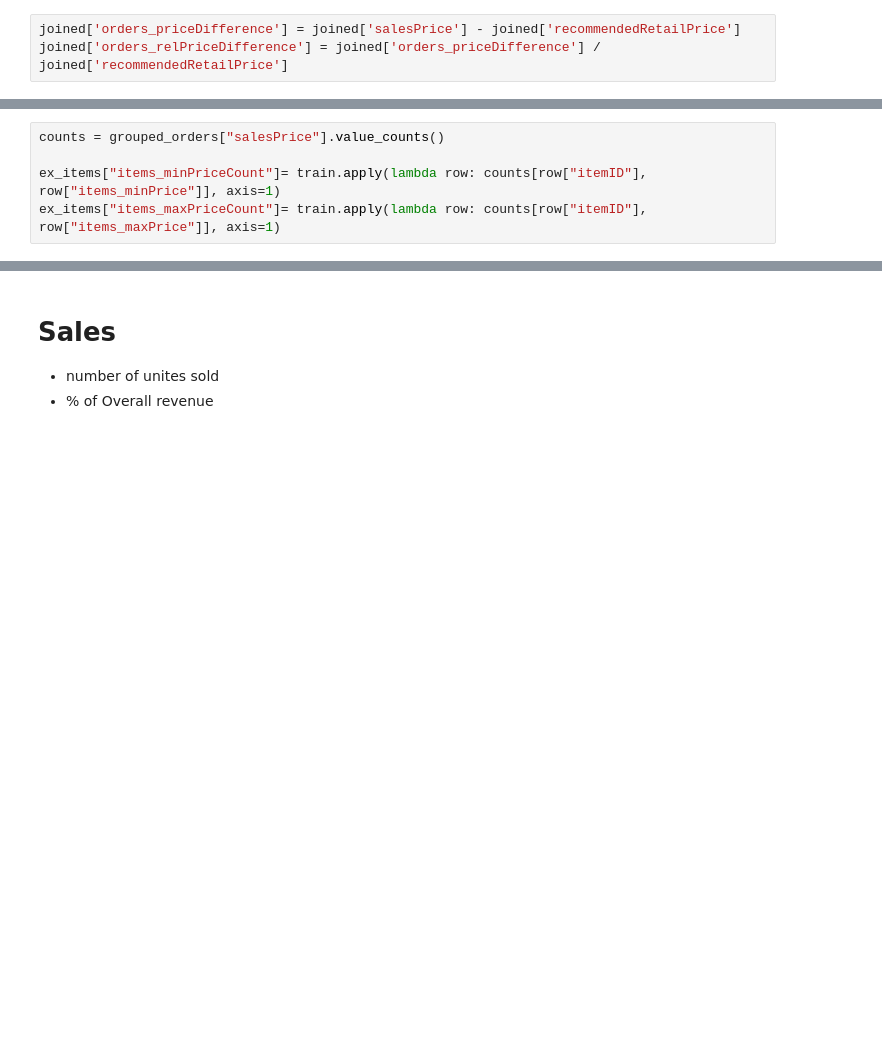
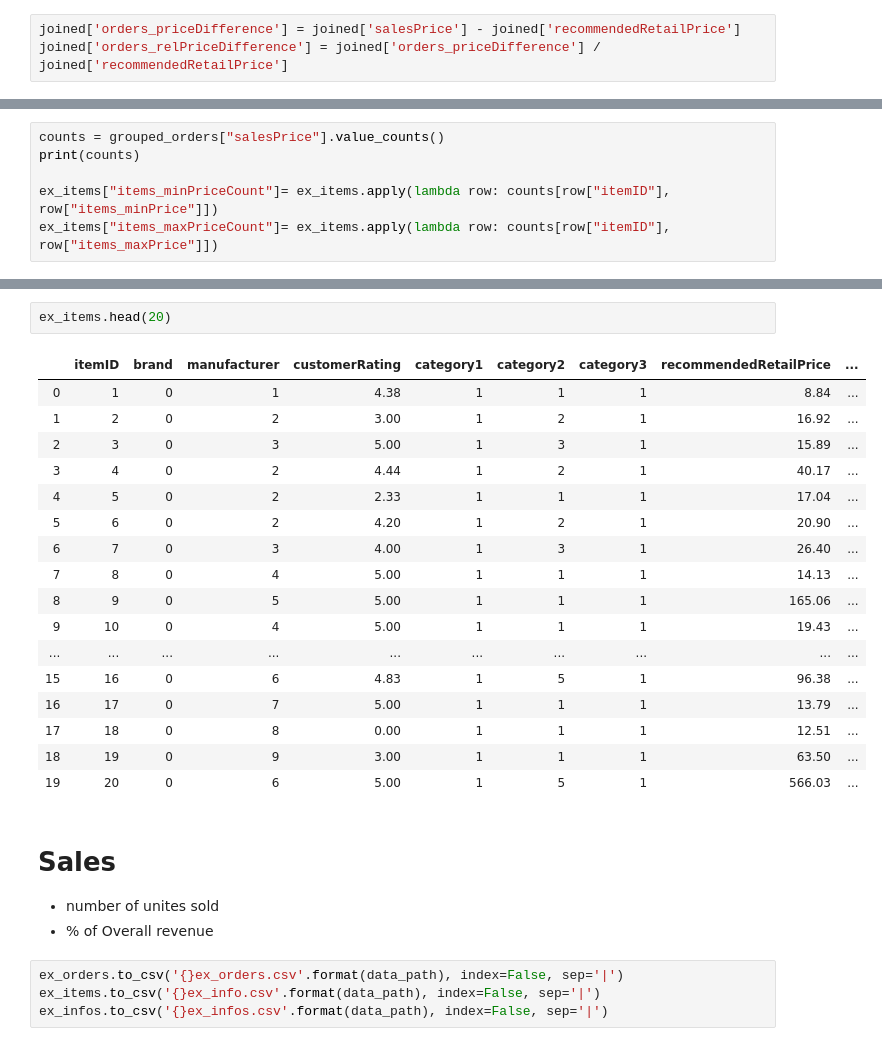
Before and after one commit to janapfeffer/DMC20_abraca-data, a Jupyter notebook: features/feature-generation2.ipynb, the cells around one changed output, grey strips where cells are left out. Saved outputs shown, nothing was run; the diff lists cells and outputs as text; blank space fills up the shorter version.

```diff
--- a/features/feature-generation2.ipynb
+++ b/features/feature-generation2.ipynb
@@ -101,5 +145,6 @@ ex_orders.rename(columns={'salesPrice_x':'salesPrice', 'salesPrice_y': 'items_me
 # %%
 counts = grouped_orders["salesPrice"].value_counts()
+print(counts)
 
-ex_items["items_minPriceCount"]= train.apply(lambda row: counts[row["itemID"], row["items_minPrice"]], axis=1)
-ex_items["items_maxPriceCount"]= train.apply(lambda row: counts[row["itemID"], row["items_maxPrice"]], axis=1)
+ex_items["items_minPriceCount"]= ex_items.apply(lambda row: counts[row["itemID"], row["items_minPrice"]])
+ex_items["items_maxPriceCount"]= ex_items.apply(lambda row: counts[row["itemID"], row["items_maxPrice"]])
@@ -106,6 +190,30 @@ ex_items["items_maxPriceCount"]= train.apply(lambda row: counts[row["itemID"], r
+# %%
+ex_items.head(20)
+# %% [output]
+|  | itemID | brand | manufacturer | customerRating | category1 | category2 | category3 | recommendedRetailPrice | ... |
+| 0 | 1 | 0 | 1 | 4.38 | 1 | 1 | 1 | 8.84 | ... |
+| 1 | 2 | 0 | 2 | 3.00 | 1 | 2 | 1 | 16.92 | ... |
+| 2 | 3 | 0 | 3 | 5.00 | 1 | 3 | 1 | 15.89 | ... |
+| 3 | 4 | 0 | 2 | 4.44 | 1 | 2 | 1 | 40.17 | ... |
+| 4 | 5 | 0 | 2 | 2.33 | 1 | 1 | 1 | 17.04 | ... |
+| 5 | 6 | 0 | 2 | 4.20 | 1 | 2 | 1 | 20.90 | ... |
+| 6 | 7 | 0 | 3 | 4.00 | 1 | 3 | 1 | 26.40 | ... |
+| 7 | 8 | 0 | 4 | 5.00 | 1 | 1 | 1 | 14.13 | ... |
+| 8 | 9 | 0 | 5 | 5.00 | 1 | 1 | 1 | 165.06 | ... |
+| 9 | 10 | 0 | 4 | 5.00 | 1 | 1 | 1 | 19.43 | ... |
+| ... | ... | ... | ... | ... | ... | ... | ... | ... | ... |
+| 15 | 16 | 0 | 6 | 4.83 | 1 | 5 | 1 | 96.38 | ... |
+| 16 | 17 | 0 | 7 | 5.00 | 1 | 1 | 1 | 13.79 | ... |
+| 17 | 18 | 0 | 8 | 0.00 | 1 | 1 | 1 | 12.51 | ... |
+| 18 | 19 | 0 | 9 | 3.00 | 1 | 1 | 1 | 63.50 | ... |
+| 19 | 20 | 0 | 6 | 5.00 | 1 | 5 | 1 | 566.03 | ... |
 # %% [markdown]
 # Sales
 
 
 - number of unites sold
 - % of Overall revenue
+# %%
+ex_orders.to_csv('{}ex_orders.csv'.format(data_path), index=False, sep='|')
+ex_items.to_csv('{}ex_info.csv'.format(data_path), index=False, sep='|')
+ex_infos.to_csv('{}ex_infos.csv'.format(data_path), index=False, sep='|')
```
Also changed, not shown: parts of 9 cells of this notebook.
